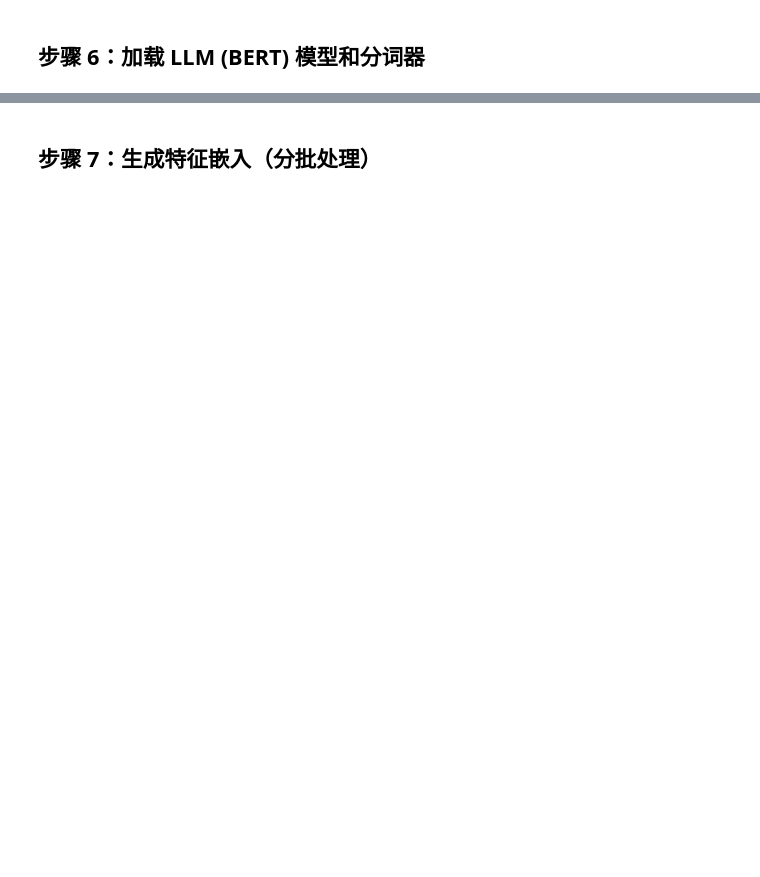
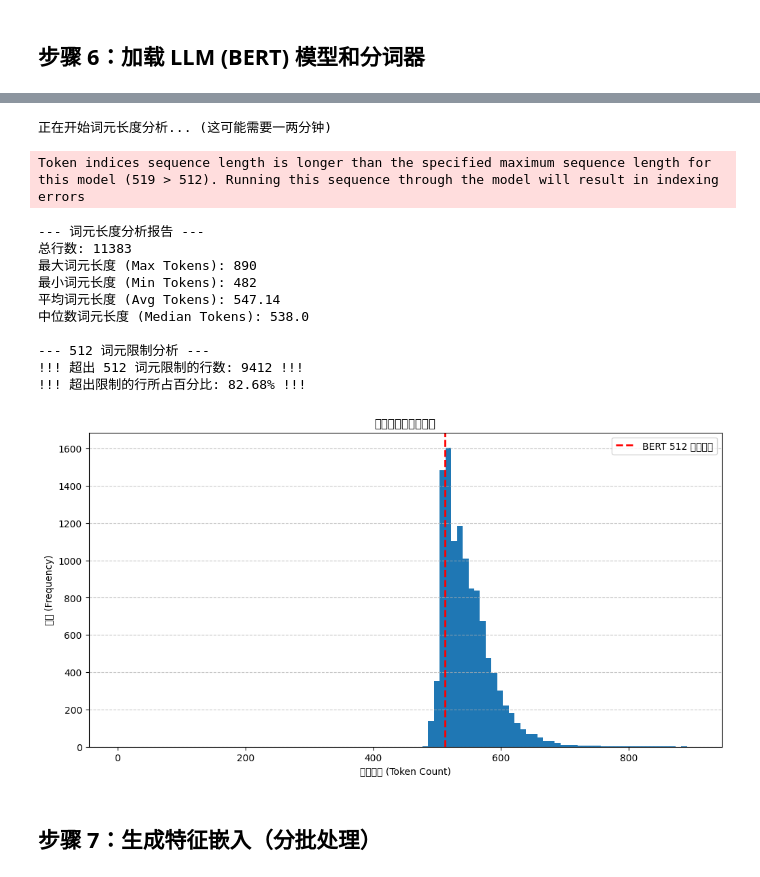
Before and after one commit to zhizhu505/fra-risk-analysis, a Jupyter notebook: notebooks/02_1_llm_feature_engineering.ipynb, the cells around one changed output, grey strips where cells are left out. Drawn from its saved outputs; the diff is of its cells as text; code cells hidden in the pictures; blank space fills up the shorter version.

```diff
--- a/notebooks/02_1_llm_feature_engineering.ipynb
+++ b/notebooks/02_1_llm_feature_engineering.ipynb
@@ -138,3 +201,79 @@ Xet Storage is enabled for this repo, but the 'hf_xet' package is not installed.
+# %%
+# --- 步骤 6.5：验证词元长度 ---
+
+# 确保您已经运行了步骤5（创建了 full_text_list）
+# 和步骤6（加载了 tokenizer）
+
+if 'full_text_list' in locals() and 'tokenizer' in locals():
+    print("正在开始词元长度分析... (这可能需要一两分钟)")
+
+    # 1. 对所有文本进行分词（关闭padding和truncation以获取真实长度）
+    #    tokenizer() 会返回一个包含 'input_ids' 列表的对象
+    tokenized_output = tokenizer(
+        full_text_list,
+        padding=False,        # !!! 关闭填充
+        truncation=False,     # !!! 关闭截断
+    )
+
+    # 2. 计算每个字符串的词元长度
+    token_lengths = [len(ids) for ids in tokenized_output['input_ids']]
+
+    # 3. 分析和报告结果
+    if token_lengths:
+        token_lengths_np = np.array(token_lengths)
+
+        print("\n--- 词元长度分析报告 ---")
+        print(f"总行数: {len(token_lengths_np)}")
+        print(f"最大词元长度 (Max Tokens): {np.max(token_lengths_np)}")
+        print(f"最小词元长度 (Min Tokens): {np.min(token_lengths_np)}")
+        print(f"平均词元长度 (Avg Tokens): {np.mean(token_lengths_np):.2f}")
+        print(f"中位数词元长度 (Median Tokens): {np.median(token_lengths_np)}")
+
+        # --- 关键：检查有多少行超出了限制 ---
+        over_limit_count = np.sum(token_lengths_np > 512)
+        over_limit_percent = (over_limit_count / len(token_lengths_np)) * 100
+
+        print(f"\n--- 512 词元限制分析 ---")
+        print(f"!!! 超出 512 词元限制的行数: {over_limit_count} !!!")
+        print(f"!!! 超出限制的行所占百分比: {over_limit_percent:.2f}% !!!")
+
+        # 4. (可选) 绘制直方图以查看分布
+        try:
+            import matplotlib.pyplot as plt
+
+            plt.figure(figsize=(12, 6))
+            plt.hist(token_lengths_np, bins=100, range=(0, np.max(token_lengths_np) + 10))
+            # 绘制 512 词元的红线
+            plt.axvline(x=512, color='red', linestyle='--', linewidth=2, label='BERT 512-token Limit')
+            plt.title('Token Length Distribution Histogram')
+            plt.xlabel('Token Count')
+            plt.ylabel('Frequency')
+            plt.legend()
+            plt.grid(axis='y', linestyle='--', alpha=0.7)
+            plt.show()
+
+        except ImportError:
+            print("\n(未安装 'matplotlib'。跳过直方图绘制。)")
+            print("(您可以运行 'pip install matplotlib' 来启用此图表。)")
+
+    else:
+        print("未找到词元长度信息。")
+else:
+    print("错误：请先确保您已成功运行步骤 5 和 步骤 6。")
+# %% [output]
+正在开始词元长度分析... (这可能需要一两分钟)
+Token indices sequence length is longer than the specified maximum sequence length for this model (519 > 512). Running this sequence through the model will result in indexing errors
+--- 词元长度分析报告 ---
+总行数: 11383
+最大词元长度 (Max Tokens): 890
+最小词元长度 (Min Tokens): 482
+平均词元长度 (Avg Tokens): 547.14
+中位数词元长度 (Median Tokens): 538.0
+
+--- 512 词元限制分析 ---
+!!! 超出 512 词元限制的行数: 9412 !!!
+!!! 超出限制的行所占百分比: 82.68% !!!
+[figure, added]
 # %% [markdown]
 ## 步骤 7：生成特征嵌入（分批处理）
 # %%
```
Also changed, not shown: parts of 7 cells of this notebook, 1 other file.
